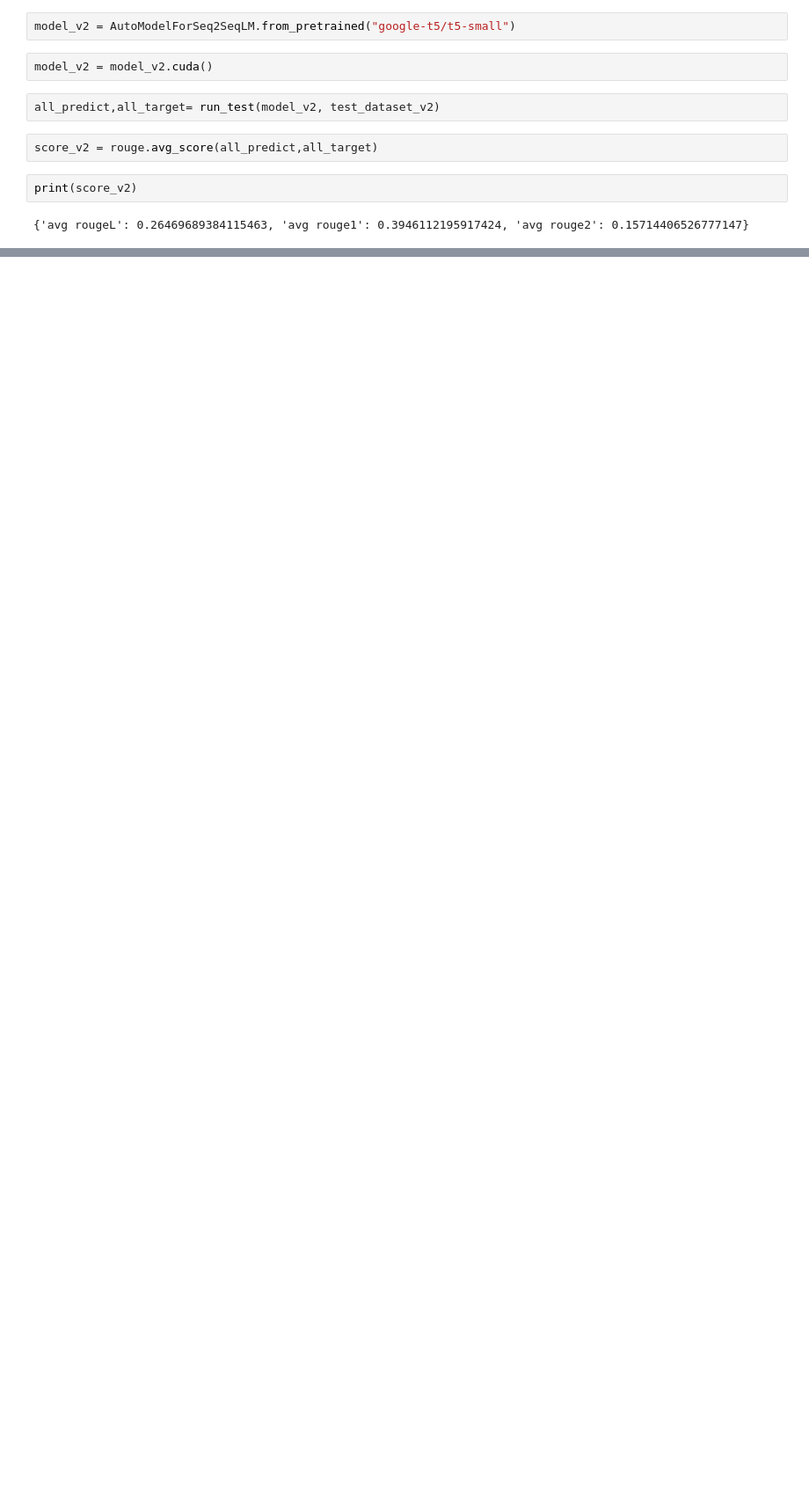
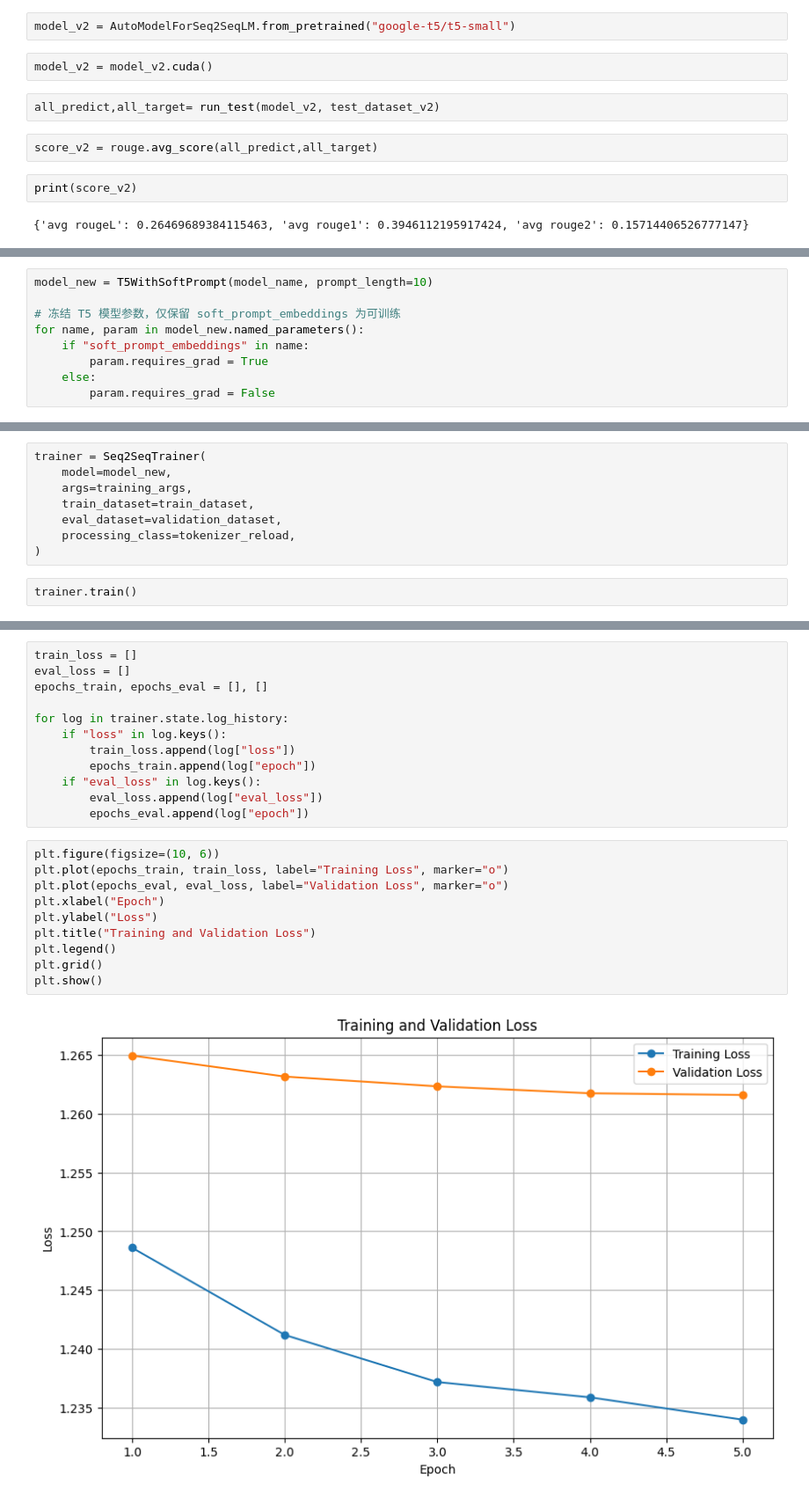
Before and after one commit to KeithLin724/NYCU_LLM_2024, a Jupyter notebook: HW2/HW2_1.ipynb, the cells around one changed output, grey strips where cells are left out. Shown at 88% size. Cells and saved outputs as stored; diff of their text form; blank space fills up the shorter version.

```diff
--- a/HW2/HW2_1.ipynb
+++ b/HW2/HW2_1.ipynb
@@ -353,0 +456,9 @@ print(score_v2)
+# %%
+model_new = T5WithSoftPrompt(model_name, prompt_length=10)
+
+# 冻结 T5 模型参数，仅保留 soft_prompt_embeddings 为可训练
+for name, param in model_new.named_parameters():
+    if "soft_prompt_embeddings" in name:
+        param.requires_grad = True
+    else:
+        param.requires_grad = False
@@ -353,0 +482,10 @@ print(score_v2)
+# %%
+trainer = Seq2SeqTrainer(
+    model=model_new,
+    args=training_args,
+    train_dataset=train_dataset,
+    eval_dataset=validation_dataset,
+    processing_class=tokenizer_reload,
+)
+# %%
+trainer.train()
@@ -353,0 +502,24 @@ print(score_v2)
+# %%
+train_loss = []
+eval_loss = []
+epochs_train, epochs_eval = [], []
+
+for log in trainer.state.log_history:
+    if "loss" in log.keys():
+        train_loss.append(log["loss"])
+        epochs_train.append(log["epoch"])
+    if "eval_loss" in log.keys():
+        eval_loss.append(log["eval_loss"])
+        epochs_eval.append(log["epoch"])
+# %%
+plt.figure(figsize=(10, 6))
+plt.plot(epochs_train, train_loss, label="Training Loss", marker="o")
+plt.plot(epochs_eval, eval_loss, label="Validation Loss", marker="o")
+plt.xlabel("Epoch")
+plt.ylabel("Loss")
+plt.title("Training and Validation Loss")
+plt.legend()
+plt.grid()
+plt.show()
+# %% [output]
+[figure, added]
```
Also changed, not shown: parts of 21 cells of this notebook.
